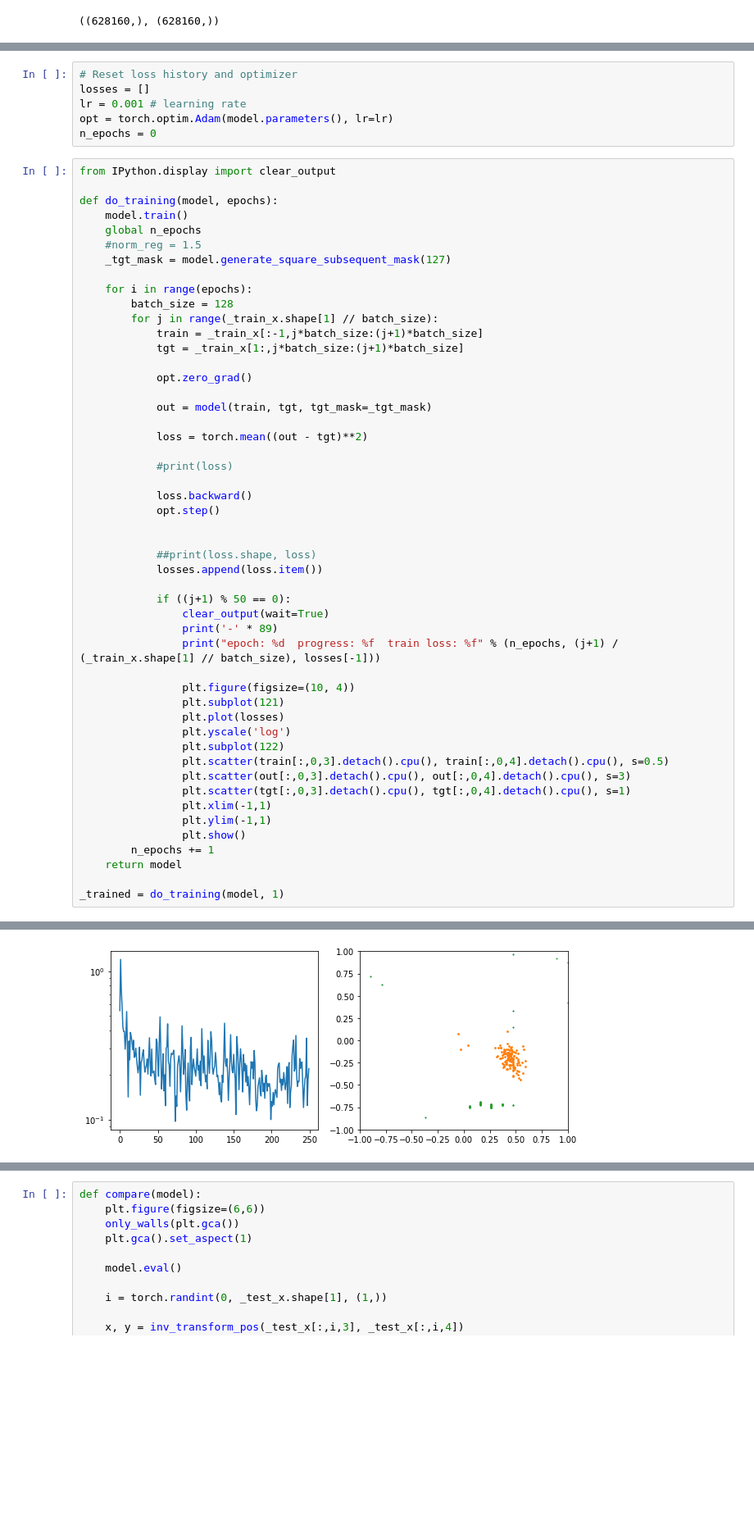
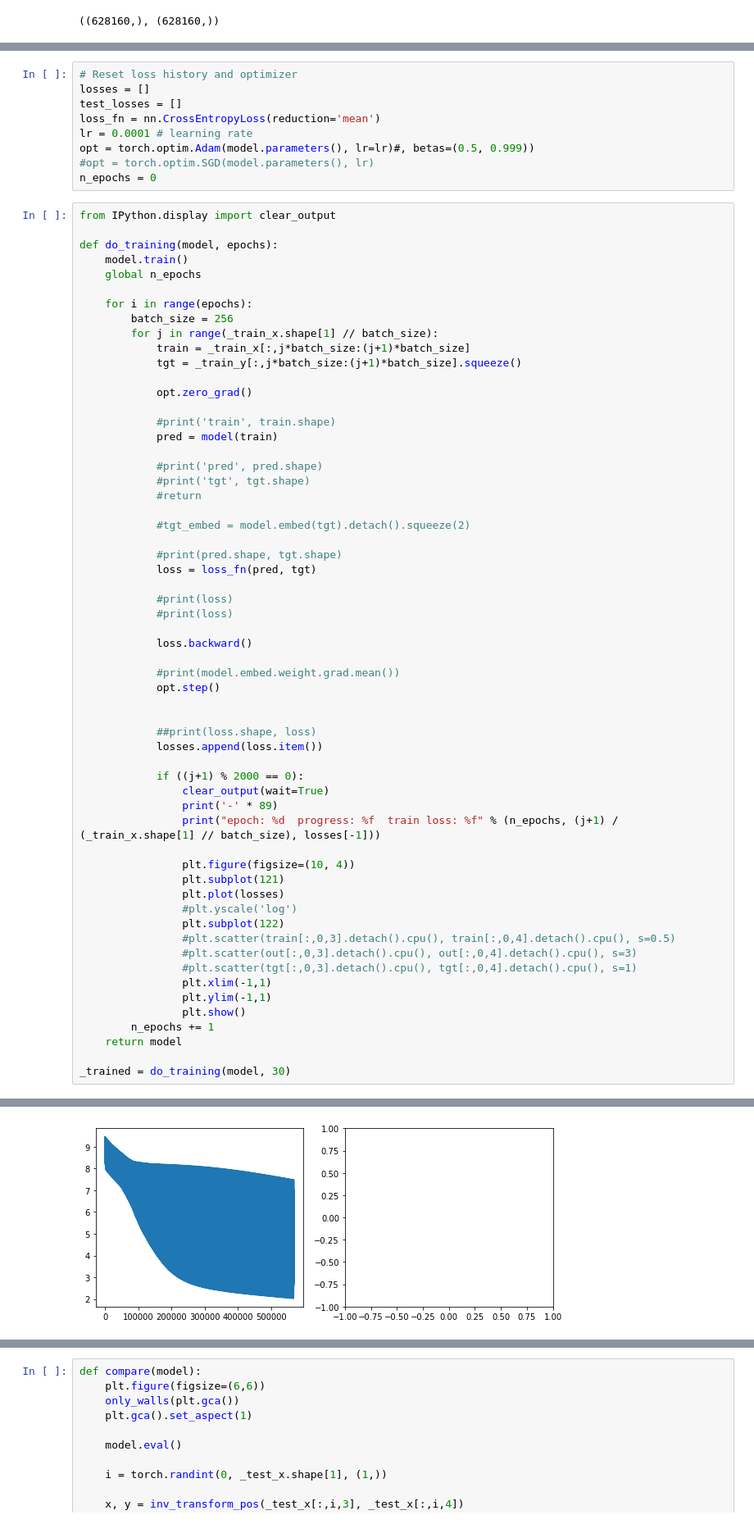
Before and after one commit to mdubouch/noise-gan, a Jupyter notebook: noise_info.ipynb, the cells around one changed output, grey strips where cells are left out. Shown at 82% size. Drawn from its saved outputs; the diff is of its cells as text; blank space fills up the shorter version.

Commit message:
Embedding training

```diff
--- a/noise_info.ipynb
+++ b/noise_info.ipynb
@@ -388,8 +372,11 @@ def get_train_batch(batch_size):
 # %%
 # Reset loss history and optimizer
 losses = []
-lr = 0.001 # learning rate
-opt = torch.optim.Adam(model.parameters(), lr=lr)
+test_losses = []
+loss_fn = nn.CrossEntropyLoss(reduction='mean')
+lr = 0.0001 # learning rate
+opt = torch.optim.Adam(model.parameters(), lr=lr)#, betas=(0.5, 0.999))
+#opt = torch.optim.SGD(model.parameters(), lr)
 n_epochs = 0
 # %%
 from IPython.display import clear_output
@@ -397,31 +384,40 @@ from IPython.display import clear_output
 def do_training(model, epochs):
     model.train()
     global n_epochs
-    #norm_reg = 1.5
-    _tgt_mask = model.generate_square_subsequent_mask(127)
 
     for i in range(epochs):
-        batch_size = 128
+        batch_size = 256
         for j in range(_train_x.shape[1] // batch_size):
-            train = _train_x[:-1,j*batch_size:(j+1)*batch_size]
-            tgt = _train_x[1:,j*batch_size:(j+1)*batch_size]
+            train = _train_x[:,j*batch_size:(j+1)*batch_size]
+            tgt = _train_y[:,j*batch_size:(j+1)*batch_size].squeeze()
 
             opt.zero_grad()
 
-            out = model(train, tgt, tgt_mask=_tgt_mask)
+            #print('train', train.shape)
+            pred = model(train)
 
-            loss = torch.mean((out - tgt)**2)
+            #print('pred', pred.shape)
+            #print('tgt', tgt.shape)
+            #return
 
+            #tgt_embed = model.embed(tgt).detach().squeeze(2)
+
+            #print(pred.shape, tgt.shape)
+            loss = loss_fn(pred, tgt)
+
+            #print(loss)
             #print(loss)
 
             loss.backward()
+
+            #print(model.embed.weight.grad.mean())
             opt.step()
 
 
             ##print(loss.shape, loss)
             losses.append(loss.item())
 
-            if ((j+1) % 50 == 0):
+            if ((j+1) % 2000 == 0):
                 clear_output(wait=True)
                 print('-' * 89)
                 print("epoch: %d  progress: %f  train loss: %f" % (n_epochs, (j+1) / (_train_x.shape[1] // batch_size), losses[-1]))
@@ -429,17 +425,17 @@ def do_training(model, epochs):
                 plt.figure(figsize=(10, 4))
                 plt.subplot(121)
                 plt.plot(losses)
-                plt.yscale('log')
+                #plt.yscale('log')
                 plt.subplot(122)
-                plt.scatter(train[:,0,3].detach().cpu(), train[:,0,4].detach().cpu(), s=0.5)
-                plt.scatter(out[:,0,3].detach().cpu(), out[:,0,4].detach().cpu(), s=3)
-                plt.scatter(tgt[:,0,3].detach().cpu(), tgt[:,0,4].detach().cpu(), s=1)
+                #plt.scatter(train[:,0,3].detach().cpu(), train[:,0,4].detach().cpu(), s=0.5)
+                #plt.scatter(out[:,0,3].detach().cpu(), out[:,0,4].detach().cpu(), s=3)
+                #plt.scatter(tgt[:,0,3].detach().cpu(), tgt[:,0,4].detach().cpu(), s=1)
                 plt.xlim(-1,1)
                 plt.ylim(-1,1)
                 plt.show()
         n_epochs += 1
     return model
 
-_trained = do_training(model, 1)
+_trained = do_training(model, 30)
 # %% [output]
 -----------------------------------------------------------------------------------------
@@ -447 +443 @@ epoch: 0  progress: 0.226655  train loss: 0.220167
-[figure, old version]
+[figure, new version]
```
Also changed, not shown: parts of 18 cells of this notebook.
